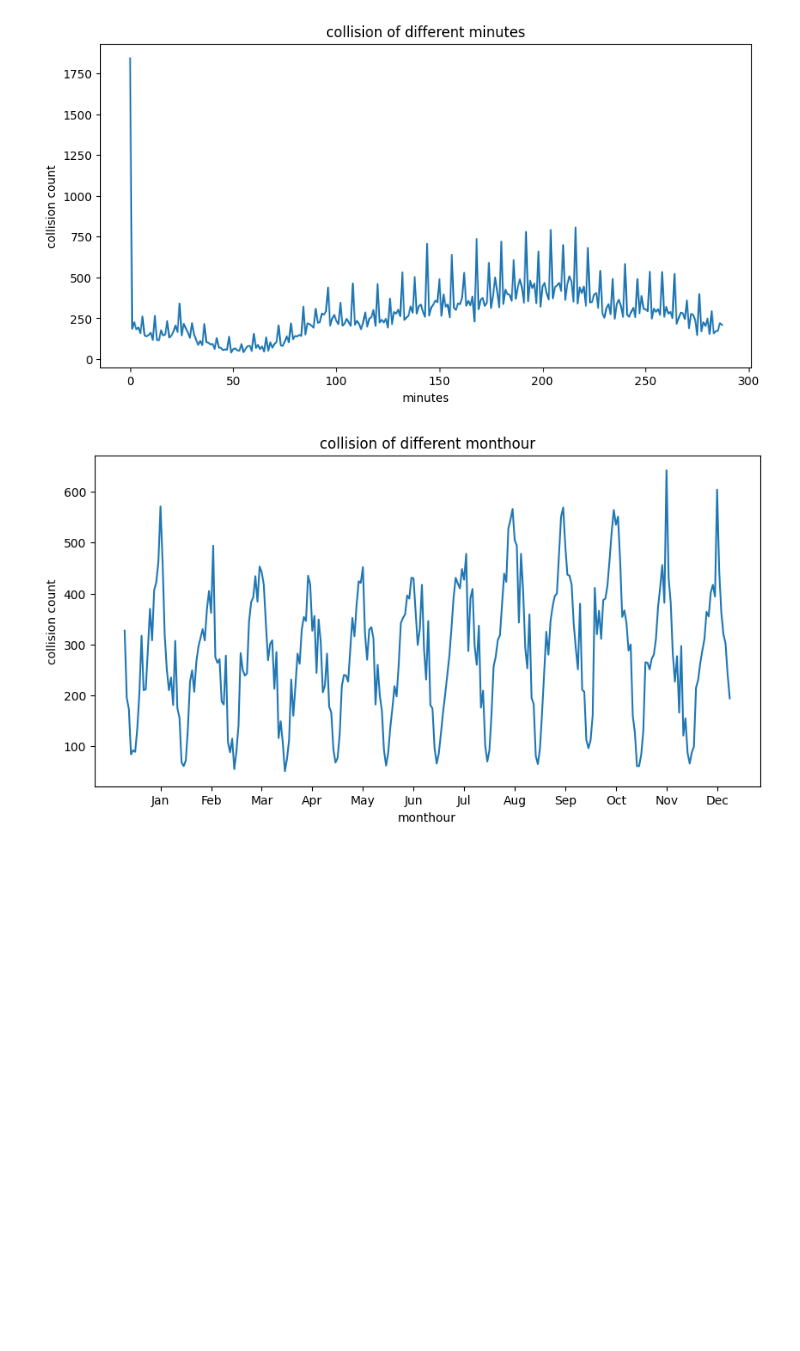
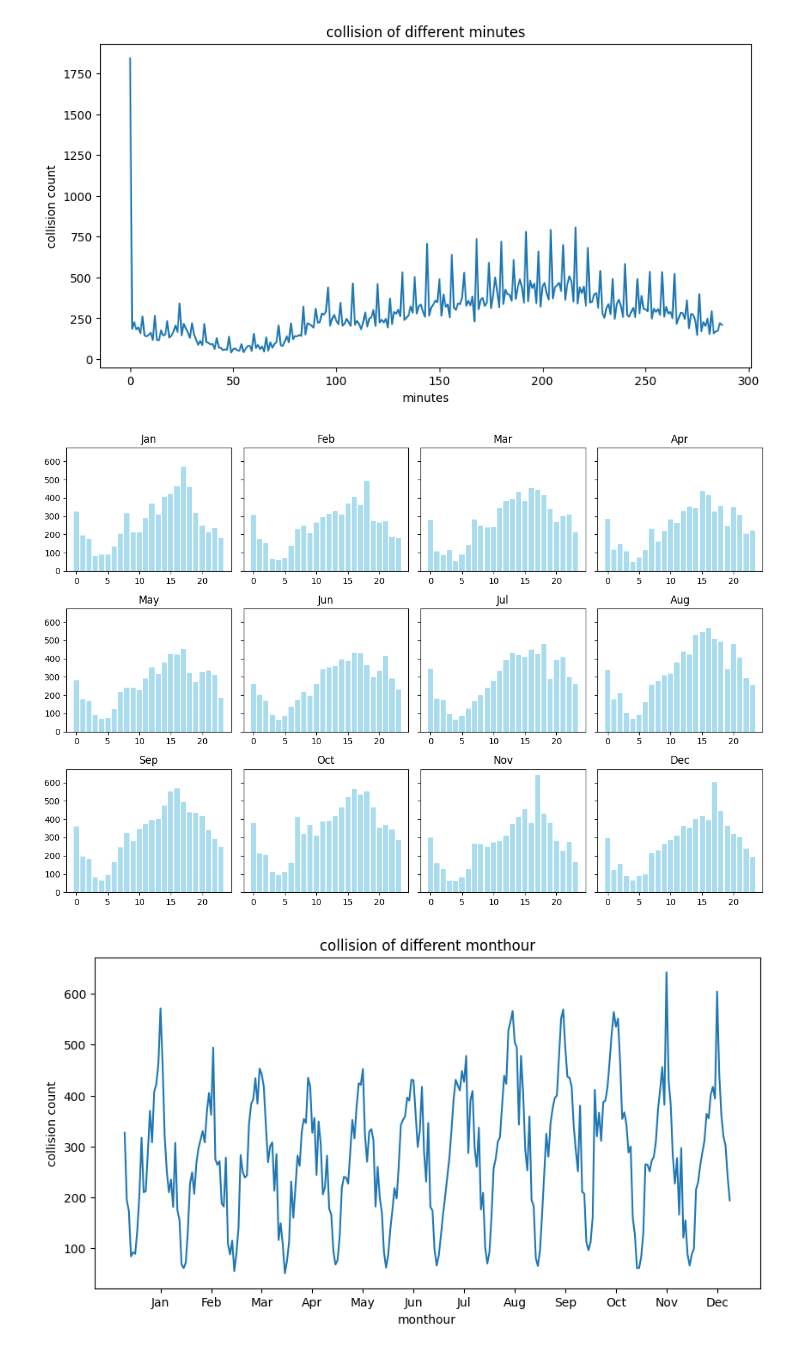
Before and after one commit to rellimrebo/traffic-risk-estimator, a Jupyter notebook: data_statistic.ipynb, the cells around one changed output. Cells and saved outputs as stored; diff of their text form; code cells hidden in the pictures; blank space fills up the shorter version.

```diff
--- a/data_statistic.ipynb
+++ b/data_statistic.ipynb
@@ -189,6 +187,41 @@ for d in collision_data.values:
 #     print(d)
     index = (d[2] - 1) * 24 + int(d[4][:2])
     monthour_count[index] += 1
+# %%
+monthour_list = list(monthour_count.items())
+monthour_list.sort()
+# %%
+mon = ['Jan', 'Feb', 'Mar', 'Apr', 'May', 'Jun', 'Jul', 'Aug', 'Sep', 'Oct', 'Nov', 'Dec']
+def plot_subplots():
+    # 创建一个3x4的子图网格
+    fig, axes = plt.subplots(3, 4, figsize=(12, 8), sharey=True)
+
+    # 为每个子图生成一些示例数据并绘制折线图
+    for i in range(12):
+            # 生成示例数据（这里使用随机数据）
+            x = range(24)
+            y = [j[1] for j in monthour_list[24 * i: 24 * (i + 1)]]
+
+#             mean = sum([(m - 24 * i) * n for m, n in monthour_list[24 * i: 24 * (i + 1)]]) / sum(y)
+#             std_dev = sum([(m - 24*i - mean) ** 2 * n for m, n in monthour_list[24 * i: 24 * (i + 1)]]) / sum(y)
+#             xg = np.linspace(5, 23, 100)
+#             yg = norm(xg,mean,std_dev)
+
+
+            # 绘制折线图
+            axes[i // 4, i % 4].bar(x, y, color='skyblue', alpha=0.7)
+#             axes[i // 4, i % 4].plot(xg, yg, 'r-', label=f'Normal Distribution\nMean: {mean}, Std Dev: {std_dev}')
+            axes[i // 4, i % 4].set_title(mon[i])
+
+    # 调整布局，避免重叠
+    plt.tight_layout()
+
+    # 显示图形
+    plt.show()
+# %%
+plot_subplots()
+# %% [output]
+[figure, added]
 # %%
 plt.figure(figsize=(10, 5))
 sns.lineplot(x=monthour_count.keys(), y=monthour_count.values())
```
Also changed, not shown: parts of 5 cells of this notebook.
